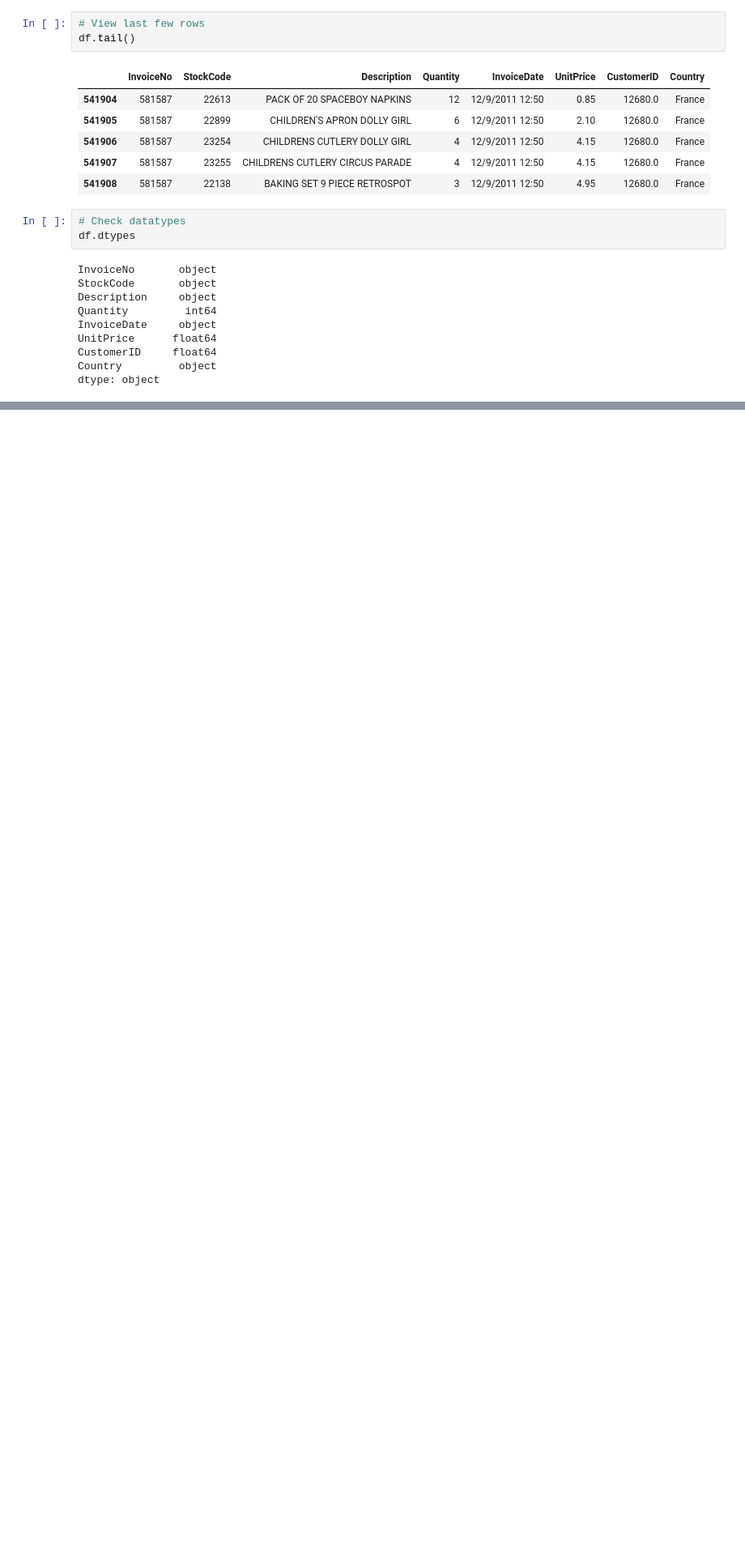
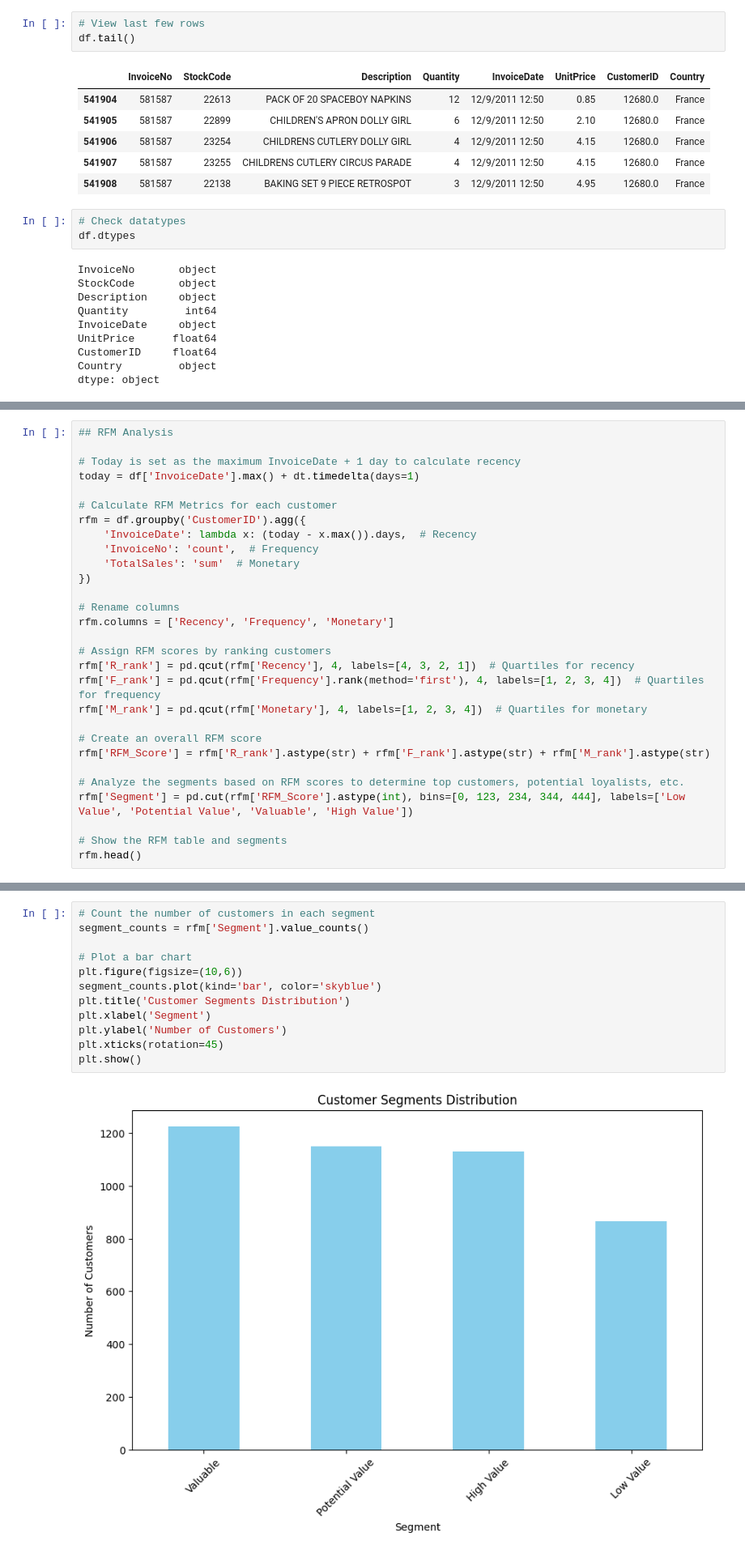
Before and after one commit to Fatimat01/AI-ML-Projects, a Jupyter notebook: projects/project1/analysis.ipynb, the cells around one changed output, grey strips where cells are left out. Shown at 81% size. Cells and saved outputs as stored; diff of their text form; blank space fills up the shorter version.

```diff
--- a/projects/project1/analysis.ipynb
+++ b/projects/project1/analysis.ipynb
@@ -100,0 +146,29 @@ sales_by_date = uk_data.groupby(uk_data['InvoiceDate'].dt.date)['TotalSales'].su
+# %%
+## RFM Analysis
+
+# Today is set as the maximum InvoiceDate + 1 day to calculate recency
+today = df['InvoiceDate'].max() + dt.timedelta(days=1)
+
+# Calculate RFM Metrics for each customer
+rfm = df.groupby('CustomerID').agg({
+    'InvoiceDate': lambda x: (today - x.max()).days,  # Recency
+    'InvoiceNo': 'count',  # Frequency
+    'TotalSales': 'sum'  # Monetary
+})
+
+# Rename columns
+rfm.columns = ['Recency', 'Frequency', 'Monetary']
+
+# Assign RFM scores by ranking customers
+rfm['R_rank'] = pd.qcut(rfm['Recency'], 4, labels=[4, 3, 2, 1])  # Quartiles for recency
+rfm['F_rank'] = pd.qcut(rfm['Frequency'].rank(method='first'), 4, labels=[1, 2, 3, 4])  # Quartiles for frequency
+rfm['M_rank'] = pd.qcut(rfm['Monetary'], 4, labels=[1, 2, 3, 4])  # Quartiles for monetary
+
+# Create an overall RFM score
+rfm['RFM_Score'] = rfm['R_rank'].astype(str) + rfm['F_rank'].astype(str) + rfm['M_rank'].astype(str)
+
+# Analyze the segments based on RFM scores to determine top customers, potential loyalists, etc.
+rfm['Segment'] = pd.cut(rfm['RFM_Score'].astype(int), bins=[0, 123, 234, 344, 444], labels=['Low Value', 'Potential Value', 'Valuable', 'High Value'])
+
+# Show the RFM table and segments
+rfm.head()
@@ -100,0 +183,14 @@ sales_by_date = uk_data.groupby(uk_data['InvoiceDate'].dt.date)['TotalSales'].su
+# %%
+# Count the number of customers in each segment
+segment_counts = rfm['Segment'].value_counts()
+
+# Plot a bar chart
+plt.figure(figsize=(10,6))
+segment_counts.plot(kind='bar', color='skyblue')
+plt.title('Customer Segments Distribution')
+plt.xlabel('Segment')
+plt.ylabel('Number of Customers')
+plt.xticks(rotation=45)
+plt.show()
+# %% [output]
+[figure, added]
```
Also changed, not shown: parts of 11 cells of this notebook, 1 other file.
